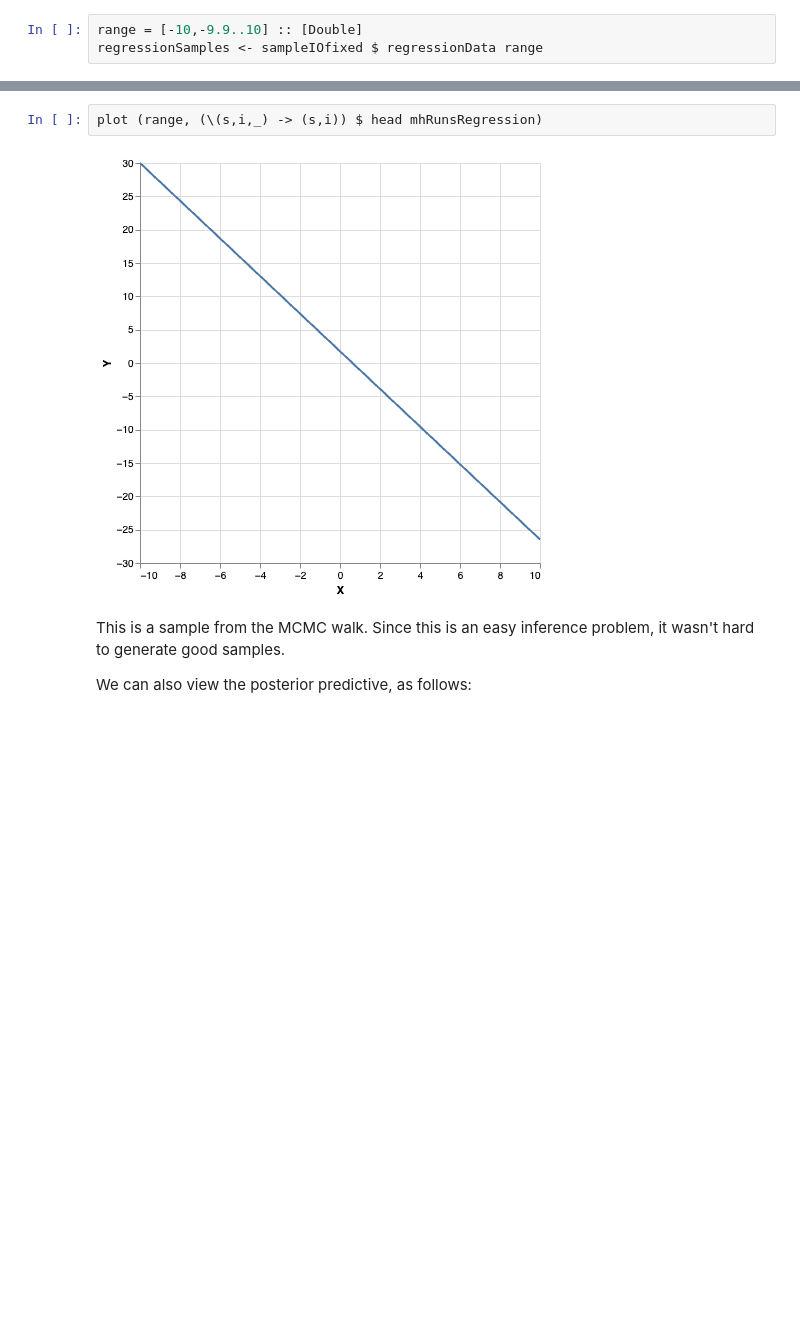
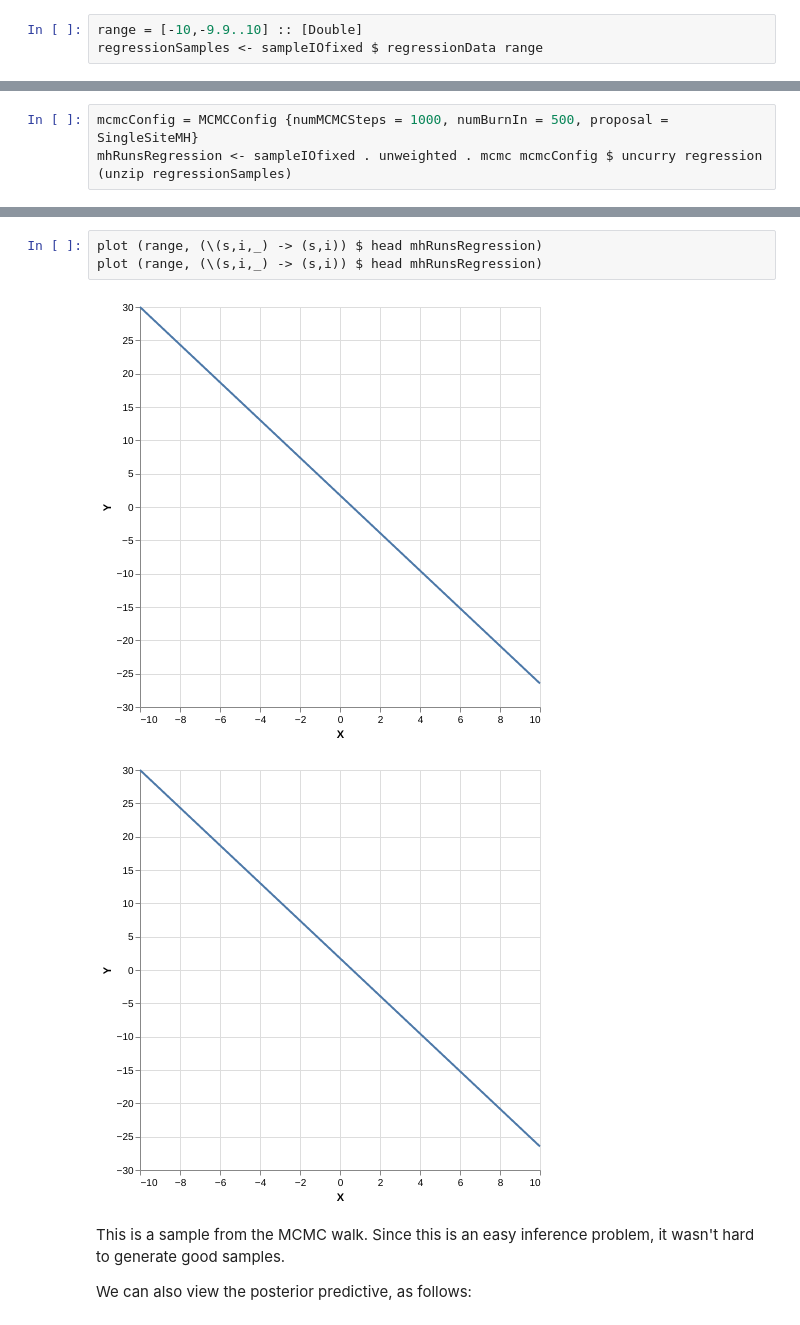
Before and after one commit to tweag/monad-bayes, a Jupyter notebook: notebooks/tutorials/MCMC.ipynb, the cells around one changed output, grey strips where cells are left out. Cells and saved outputs as stored; diff of their text form; blank space fills up the shorter version.

Commit message:
description of MCMC

```diff
--- a/notebooks/tutorials/MCMC.ipynb
+++ b/notebooks/tutorials/MCMC.ipynb
@@ -56,0 +118,3 @@ mhRunsRegression <- sampleIOfixed $ unweighted $ mcmc mcmcConfig $ regression ra
+# %%
+mcmcConfig = MCMCConfig {numMCMCSteps = 1000, numBurnIn = 500, proposal = SingleSiteMH}
+mhRunsRegression <- sampleIOfixed . unweighted . mcmc mcmcConfig $ uncurry regression (unzip regressionSamples)
@@ -57,7 +127,9 @@ mhRunsRegression <- sampleIOfixed $ unweighted $ mcmc mcmcConfig $ regression ra
 # %%
 plot (range, (\(s,i,_) -> (s,i)) $ head mhRunsRegression)
+plot (range, (\(s,i,_) -> (s,i)) $ head mhRunsRegression)
 # %% [output]
-[figure, old version]
+[figure, new version]
+[figure, added]
 # %% [markdown]
 This is a sample from the MCMC walk. Since this is an easy inference problem, it wasn't hard to generate good samples.
 
```
Also changed, not shown: parts of 9 cells of this notebook.
